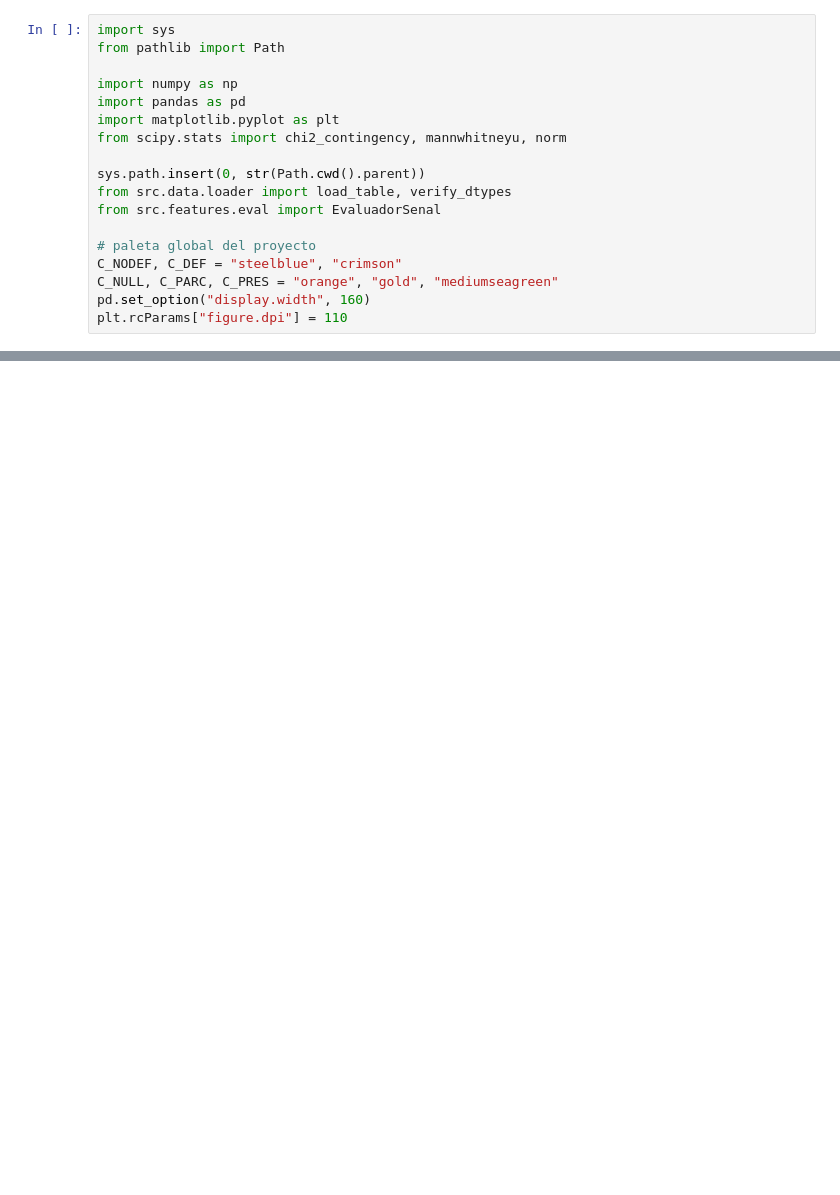
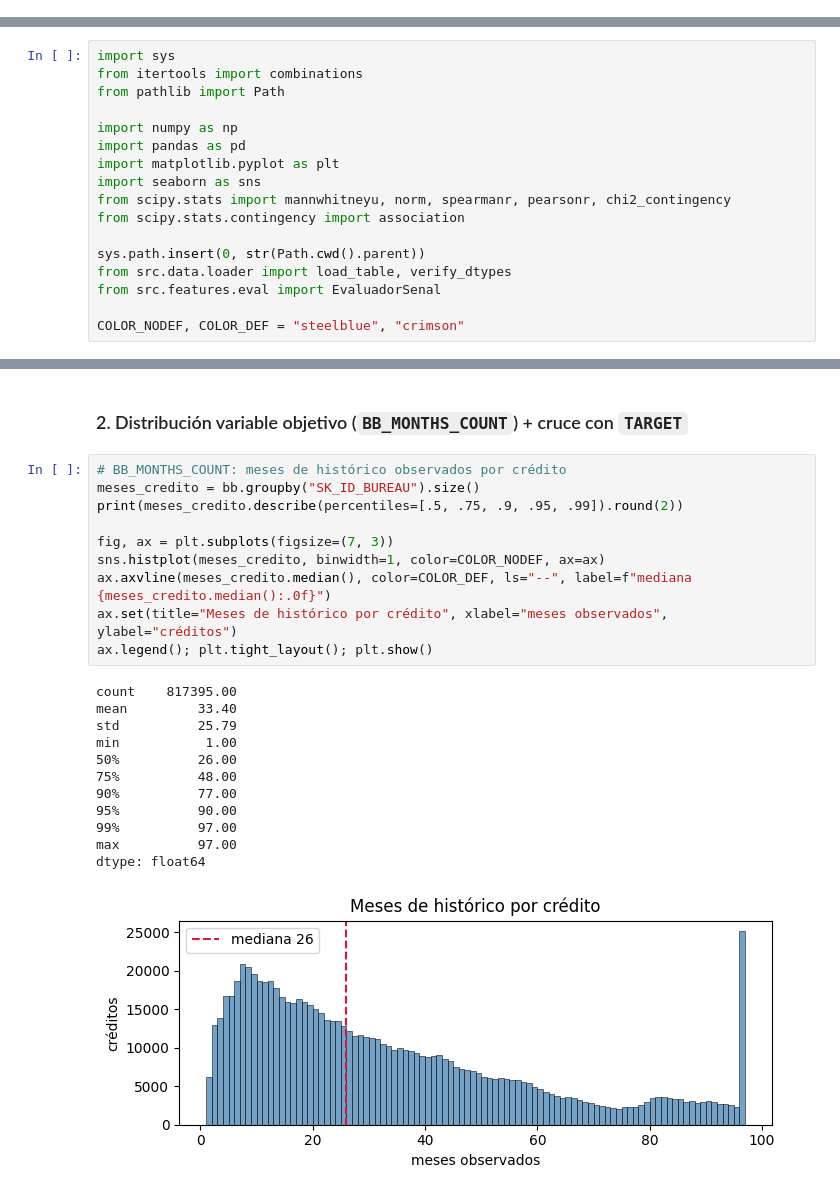
Before and after one commit to yeraybc/home-credit-default-risk, a Jupyter notebook: notebooks/03_eda_bureau_balance.ipynb, the cells around one changed output, grey strips where cells are left out. Cells and saved outputs as stored; diff of their text form; blank space fills up the shorter version.

```diff
--- a/notebooks/03_eda_bureau_balance.ipynb
+++ b/notebooks/03_eda_bureau_balance.ipynb
@@ -49,18 +0,0 @@ target-independiente y firme.
-# %%
-import sys
-from pathlib import Path
-
-import numpy as np
-import pandas as pd
-import matplotlib.pyplot as plt
-from scipy.stats import chi2_contingency, mannwhitneyu, norm
-
-sys.path.insert(0, str(Path.cwd().parent))
-from src.data.loader import load_table, verify_dtypes
-from src.features.eval import EvaluadorSenal
-
-# paleta global del proyecto
-C_NODEF, C_DEF = "steelblue", "crimson"
-C_NULL, C_PARC, C_PRES = "orange", "gold", "mediumseagreen"
-pd.set_option("display.width", 160)
-plt.rcParams["figure.dpi"] = 110
@@ -808,0 +5,17 @@ rama del buró (`bureau` + `bureau_balance`) queda cerrada; siguen las cuatro ta
+# %%
+import sys
+from itertools import combinations
+from pathlib import Path
+
+import numpy as np
+import pandas as pd
+import matplotlib.pyplot as plt
+import seaborn as sns
+from scipy.stats import mannwhitneyu, norm, spearmanr, pearsonr, chi2_contingency
+from scipy.stats.contingency import association
+
+sys.path.insert(0, str(Path.cwd().parent))
+from src.data.loader import load_table, verify_dtypes
+from src.features.eval import EvaluadorSenal
+
+COLOR_NODEF, COLOR_DEF = "steelblue", "crimson"
@@ -808,0 +139,25 @@ rama del buró (`bureau` + `bureau_balance`) queda cerrada; siguen las cuatro ta
+# %% [markdown]
+### 2. Distribución variable objetivo (`BB_MONTHS_COUNT`) + cruce con `TARGET`
+# %%
+# BB_MONTHS_COUNT: meses de histórico observados por crédito
+meses_credito = bb.groupby("SK_ID_BUREAU").size()
+print(meses_credito.describe(percentiles=[.5, .75, .9, .95, .99]).round(2))
+
+fig, ax = plt.subplots(figsize=(7, 3))
+sns.histplot(meses_credito, binwidth=1, color=COLOR_NODEF, ax=ax)
+ax.axvline(meses_credito.median(), color=COLOR_DEF, ls="--", label=f"mediana {meses_credito.median():.0f}")
+ax.set(title="Meses de histórico por crédito", xlabel="meses observados", ylabel="créditos")
+ax.legend(); plt.tight_layout(); plt.show()
+# %% [output]
+count    817395.00
+mean         33.40
+std          25.79
+min           1.00
+50%          26.00
+75%          48.00
+90%          77.00
+95%          90.00
+99%          97.00
+max          97.00
+dtype: float64
+[figure, added]
```
Also changed, not shown: parts of 87 cells of this notebook.
